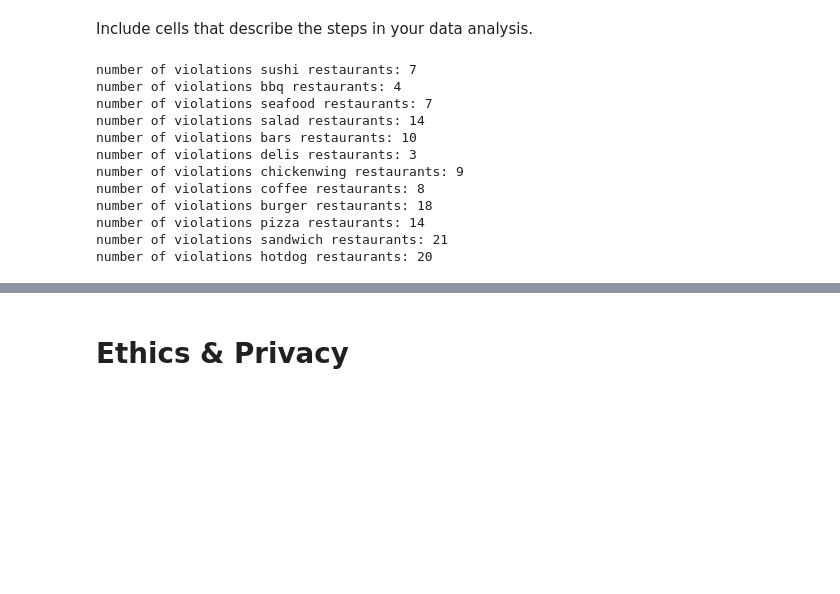
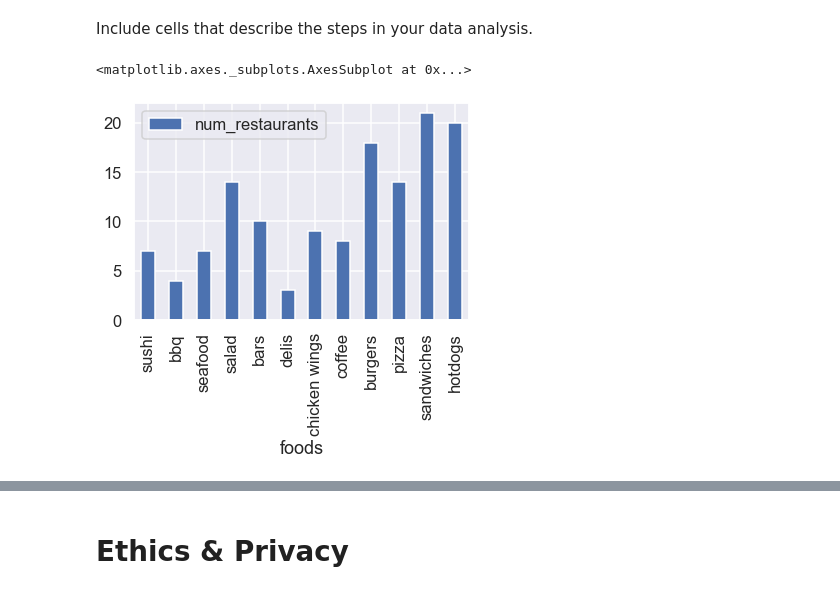
Before and after one commit to COGS108/individual_sp20, a Jupyter notebook: final_project/FinalProject_peterkirov.ipynb, the cells around one changed output, grey strips where cells are left out. Saved outputs shown, nothing was run; the diff lists cells and outputs as text; code cells hidden in the pictures; blank space fills up the shorter version.

```diff
--- a/final_project/FinalProject_peterkirov.ipynb
+++ b/final_project/FinalProject_peterkirov.ipynb
@@ -377,3 +377,10 @@ burgers_df = restaurants_viol_yelp_df[restaurants_viol_yelp_df['burgers'] == Tru
 pizza_df = restaurants_viol_yelp_df[restaurants_viol_yelp_df['pizza'] == True]
 sandwiches_df = restaurants_viol_yelp_df[restaurants_viol_yelp_df['sandwiches'] == True]
 hotdogs_df = restaurants_viol_yelp_df[restaurants_viol_yelp_df['hotdogs'] == True]
+# %%
+#create a new dataframe with type of food and number of violations in 2 columns
+list_of_foods = ['sushi', 'bbq', 'seafood', 'salad', 'bars', 'delis', 'chicken wings', 'coffee', 'burgers', 'pizza', 'sandwiches', 'hotdogs']
+list_of_nums = [7,4,7,14,10,3,9,8,18,14,21,20]
+dict_of_foods = {'foods' : list_of_foods, 'num_restaurants': list_of_nums}
+food_df = pd.DataFrame.from_dict(dict_of_foods)
+food_df
@@ -386,30 +407,8 @@ Include cells that describe the steps in your data analysis.
 ## FEEL FREE TO ADD MULTIPLE CELLS PER SECTION
 #chi squared observed to expected
 #here I want to use a chi squared test to see whether or not there is a difference in
-# %%
-
-print("number of violations sushi restaurants: " + str(len(sushi_df)))
-print("number of violations bbq restaurants: " + str(len(bbq_df)))
-print("number of violations seafood restaurants: " + str(len(seafood_df)))
-print("number of violations salad restaurants: " + str(len(salad_df)))
-print("number of violations bars restaurants: " + str(len(bars_df)))
-print("number of violations delis restaurants: " + str(len(delis_df)))
-print("number of violations chickenwing restaurants: " + str(len(chicken_wings_df)))
-print("number of violations coffee restaurants: " + str(len(coffee_df)))
-print("number of violations burger restaurants: " + str(len(burgers_df)))
-print("number of violations pizza restaurants: " + str(len(pizza_df)))
-print("number of violations sandwich restaurants: " + str(len(sandwiches_df)))
-print("number of violations hotdog restaurants: " + str(len(hotdogs_df)))
-# %% [output]
-number of violations sushi restaurants: 7
-number of violations bbq restaurants: 4
-number of violations seafood restaurants: 7
-number of violations salad restaurants: 14
-number of violations bars restaurants: 10
-number of violations delis restaurants: 3
-number of violations chickenwing restaurants: 9
-number of violations coffee restaurants: 8
-number of violations burger restaurants: 18
-number of violations pizza restaurants: 14
-number of violations sandwich restaurants: 21
-number of violations hotdog restaurants: 20
+# %%
+food_df.plot(x='foods', y='num_restaurants', kind='bar')
+# %% [output]
+<matplotlib.axes._subplots.AxesSubplot at 0x...>
+[figure, added]
```
Also changed, not shown: parts of 10 cells of this notebook.
